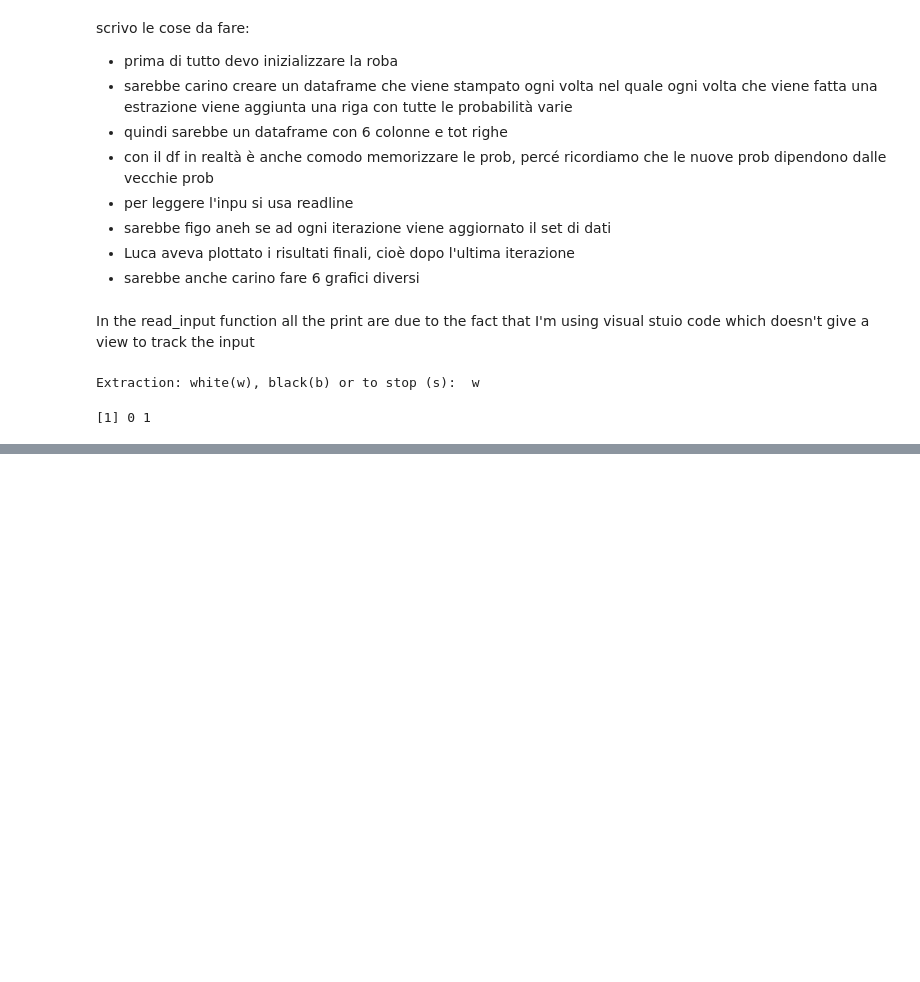
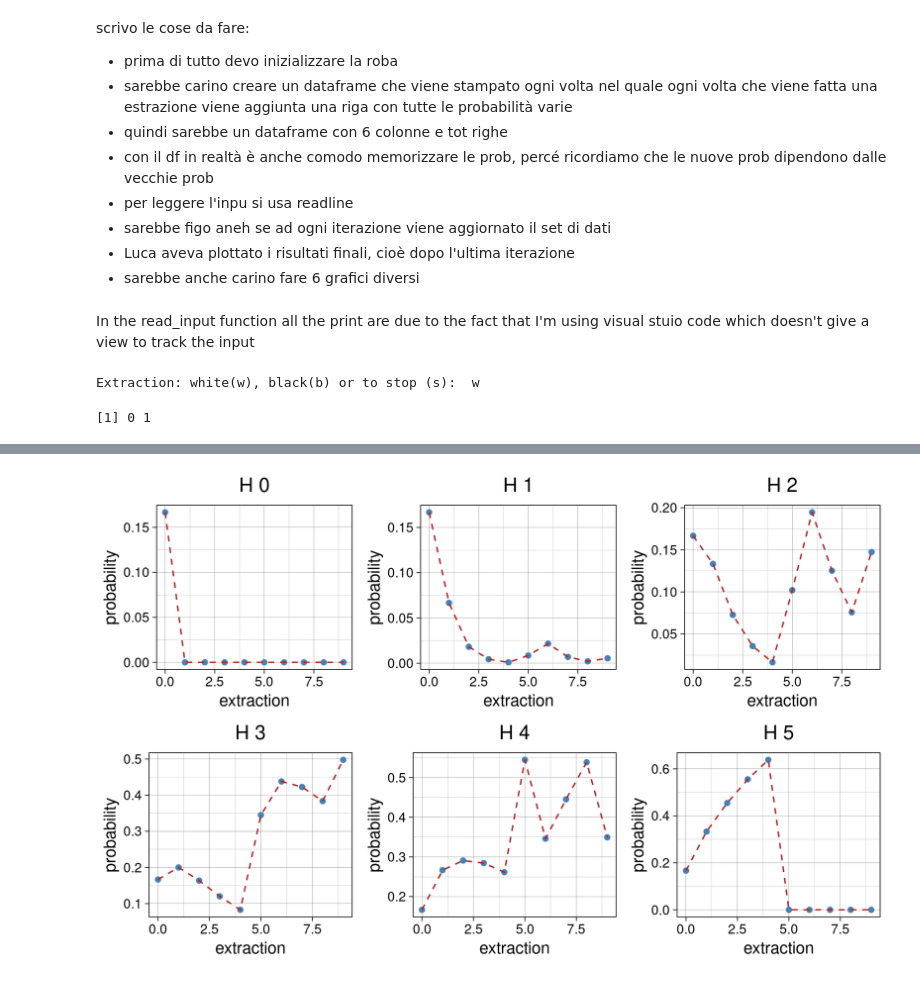
Before and after one commit to PietroCappelli/Advance_stat, a Jupyter notebook: Exercises/exercises03.ipynb, the cells around one changed output, grey strips where cells are left out. Drawn from its saved outputs; the diff is of its cells as text; code cells hidden in the pictures; blank space fills up the shorter version.

```diff
--- a/Exercises/exercises03.ipynb
+++ b/Exercises/exercises03.ipynb
@@ -391,12 +394,13 @@ prior <- rep(1/6, times=6)
 df <- data.frame(matrix(nrow = 1, ncol = 6))
 colnames(df) <- c("H0","H1","H2","H3","H4","H5")
 df[1,] <- prior
-
+n_ext <- 0
 
 while(flag){
     input <- read_input()
     flag <- input[2]
     color <- input[1]
+    n_ext <- n_ext  + 1 #number of extraction
     if(!is.na(color)){ #if we say stop to the input function it return na so we need this condition
         prior <- unlist(tail(df,1)) #the prior has to be update every loop -> last row of df
         post <- posterior(prior, color)
@@ -406,6 +410,7 @@ while(flag){
 
     }
 }
+print(df)
 # %% [output]
 Extraction: white(w), black(b) or to stop (s):  w
 Extraction: white(w), black(b) or to stop (s):  w
@@ -413,0 +432,19 @@ Extraction: white(w), black(b) or to stop (s):  s
+# %%
+#plot
+j <- 0:(n_ext-1)
+plots <- list()
+for (i in 0:5 ){
+    plot <- ggplot() +
+                geom_point(aes(j, df[,(i+1)]), color="steelblue")+
+                geom_line(aes(j, df[,(i+1)]), color="firebrick", linetype="dashed")+
+                theme_linedraw()+
+                labs(x="extraction", y="probability")+
+                ggtitle(paste("H",i))+
+                theme(plot.title = element_text(hjust = 0.5), text=element_text(size=12))
+
+    plots[[i+1]] = ggplotGrob(plot)
+
+}
+grid.arrange(grobs=plots, ncol=3, nrow=2)
+# %% [output]
+[figure, added]
```
Also changed, not shown: parts of 3 cells of this notebook.
